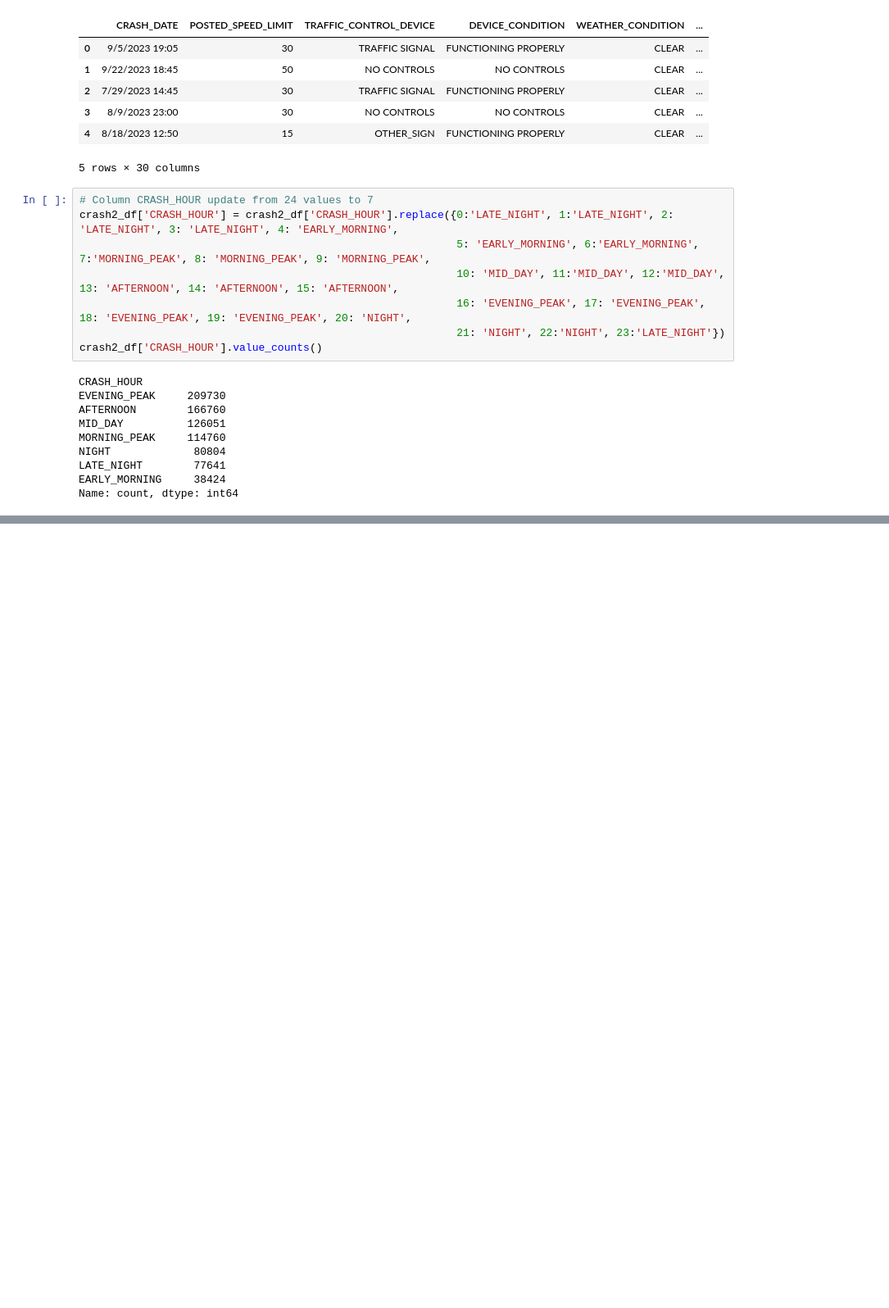
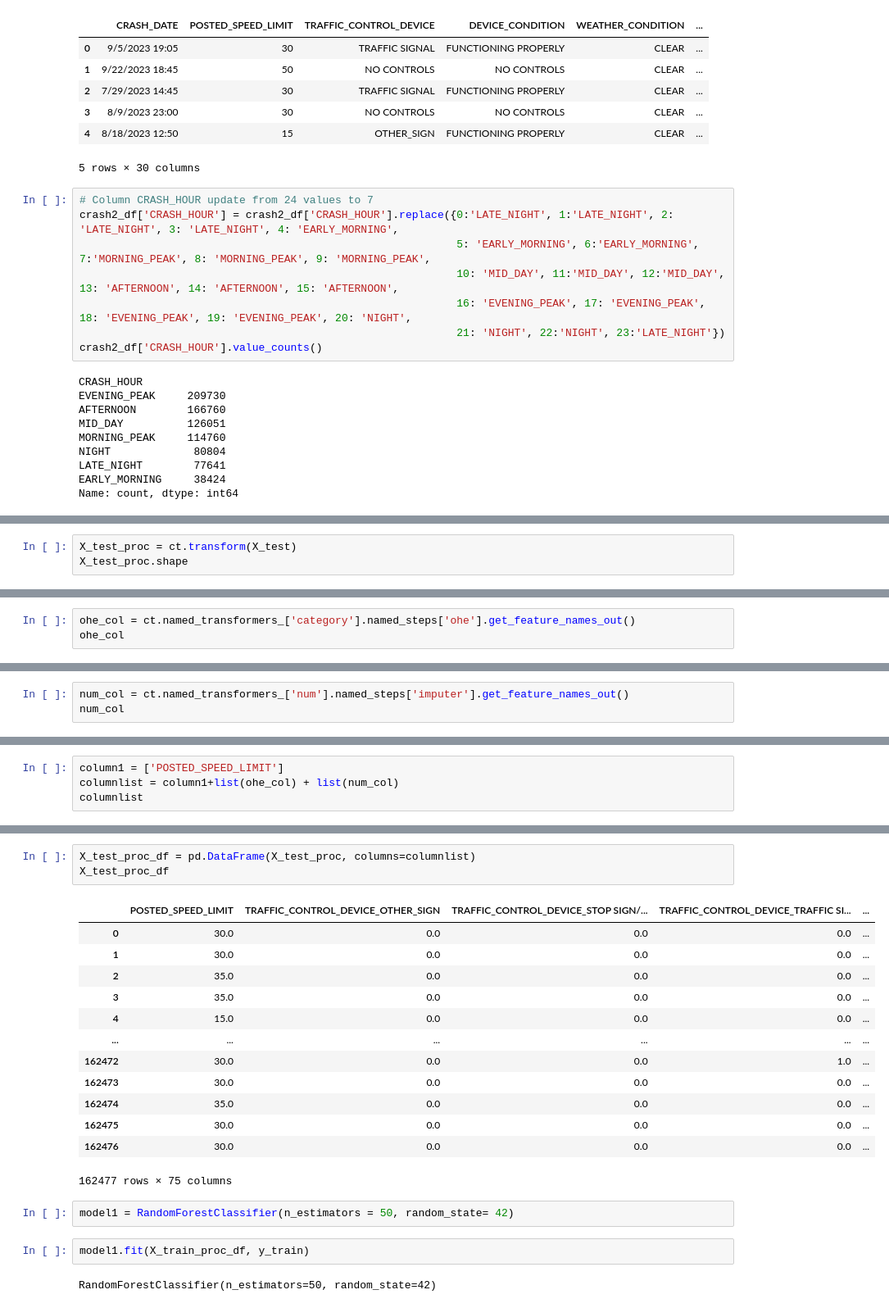
Before and after one commit to YamunaU75/ChicagoCarCrashes_Phase4, a Jupyter notebook: CarCrashesNt1.ipynb, the cells around one changed output, grey strips where cells are left out. Shown at 82% size. Drawn from its saved outputs; the diff is of its cells as text; blank space fills up the shorter version.

```diff
--- a/CarCrashesNt1.ipynb
+++ b/CarCrashesNt1.ipynb
@@ -333,0 +464,3 @@ going to be useful for us to determine our problem.
+# %%
+X_test_proc = ct.transform(X_test)
+X_test_proc.shape
@@ -333,0 +469,3 @@ going to be useful for us to determine our problem.
+# %%
+ohe_col = ct.named_transformers_['category'].named_steps['ohe'].get_feature_names_out()
+ohe_col
@@ -333,0 +490,3 @@ going to be useful for us to determine our problem.
+# %%
+num_col = ct.named_transformers_['num'].named_steps['imputer'].get_feature_names_out()
+num_col
@@ -333,0 +495,4 @@ going to be useful for us to determine our problem.
+# %%
+column1 = ['POSTED_SPEED_LIMIT']
+columnlist = column1+list(ohe_col) + list(num_col)
+columnlist
@@ -333,0 +538,23 @@ going to be useful for us to determine our problem.
+# %%
+X_test_proc_df = pd.DataFrame(X_test_proc, columns=columnlist)
+X_test_proc_df
+# %% [output]
+|  | POSTED_SPEED_LIMIT | TRAFFIC_CONTROL_DEVICE_OTHER_SIGN | TRAFFIC_CONTROL_DEVICE_STOP SIGN/... | TRAFFIC_CONTROL_DEVICE_TRAFFIC SI... | ... |
+| 0 | 30.0 | 0.0 | 0.0 | 0.0 | ... |
+| 1 | 30.0 | 0.0 | 0.0 | 0.0 | ... |
+| 2 | 35.0 | 0.0 | 0.0 | 0.0 | ... |
+| 3 | 35.0 | 0.0 | 0.0 | 0.0 | ... |
+| 4 | 15.0 | 0.0 | 0.0 | 0.0 | ... |
+| ... | ... | ... | ... | ... | ... |
+| 162472 | 30.0 | 0.0 | 0.0 | 1.0 | ... |
+| 162473 | 30.0 | 0.0 | 0.0 | 0.0 | ... |
+| 162474 | 35.0 | 0.0 | 0.0 | 0.0 | ... |
+| 162475 | 30.0 | 0.0 | 0.0 | 0.0 | ... |
+| 162476 | 30.0 | 0.0 | 0.0 | 0.0 | ... |
+162477 rows × 75 columns
+# %%
+model1 = RandomForestClassifier(n_estimators = 50, random_state= 42)
+# %%
+model1.fit(X_train_proc_df, y_train)
+# %% [output]
+RandomForestClassifier(n_estimators=50, random_state=42)
```
Also changed, not shown: parts of 28 cells of this notebook, 1 other file.
